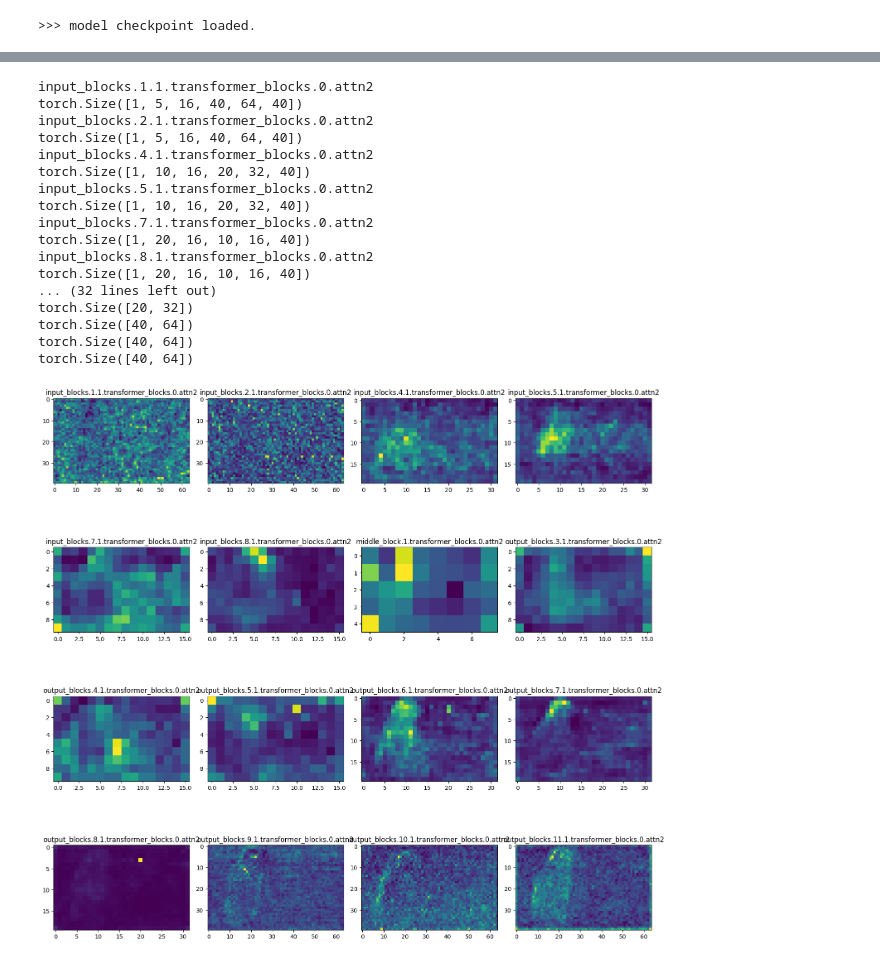
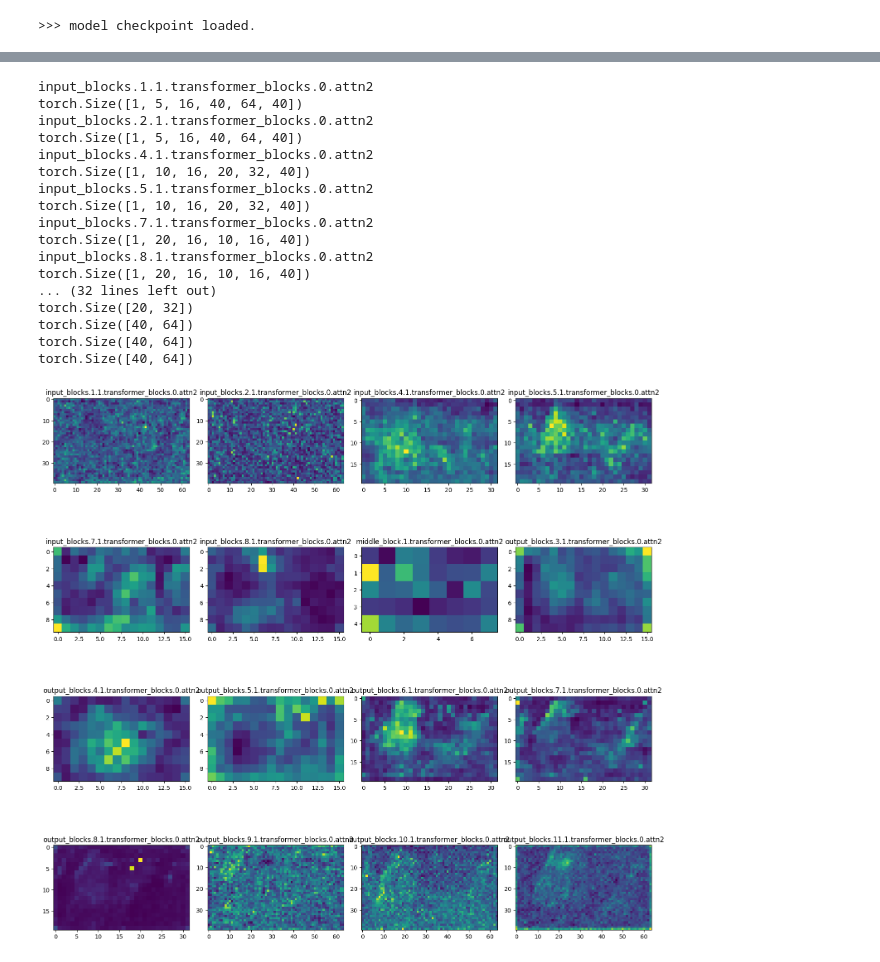
Before and after one commit to EigenTom/SG-I2V, a Jupyter notebook: latent_ctrl_test.ipynb, the cells around one changed output, grey strips where cells are left out. Saved outputs shown, nothing was run; the diff lists cells and outputs as text; code cells hidden in the pictures.

```diff
--- a/latent_ctrl_test.ipynb
+++ b/latent_ctrl_test.ipynb
@@ -274,9 +274,10 @@ ddim device cuda:0
 Generation complete. Output shape: torch.Size([1, 3, 16, 320, 512])
 Shape of generated videos: torch.Size([1, 3, 16, 320, 512])
 # %%
-total_denoising_step = 30
+total_denoising_step = 29
 
-denoising_step = 0.9 * total_denoising_step
+# denoising_step = 0.9 * total_denoising_step
+denoising_step = 28
 # visualize all attn maps from sampler for the first frame
 filtered_all_attn_maps = {k: v for k, v in saved_attn_maps_per_sample[0][denoising_step][0].items() if v[0] is not None}
 filtered_all_attn_maps.keys()
@@ -316,34 +317,34 @@ for key, value in filtered_all_attn_maps.items():
 fig, axes = plt.subplots(4, 4, figsize=(15, 15))
 
 # flatten the axes array
 axes = axes.ravel()
 
 # plot each feature map
 for i, (map_name, feature_map) in enumerate(feature_maps.items()):
     axes[i].imshow(feature_map)
     axes[i].set_title(map_name)
 
 plt.tight_layout()
 plt.show()
 # %% [output]
 input_blocks.1.1.transformer_blocks.0.attn2
 torch.Size([1, 5, 16, 40, 64, 40])
 input_blocks.2.1.transformer_blocks.0.attn2
 torch.Size([1, 5, 16, 40, 64, 40])
 input_blocks.4.1.transformer_blocks.0.attn2
 torch.Size([1, 10, 16, 20, 32, 40])
 input_blocks.5.1.transformer_blocks.0.attn2
 torch.Size([1, 10, 16, 20, 32, 40])
 input_blocks.7.1.transformer_blocks.0.attn2
 torch.Size([1, 20, 16, 10, 16, 40])
 input_blocks.8.1.transformer_blocks.0.attn2
 torch.Size([1, 20, 16, 10, 16, 40])
 ... (32 lines left out)
 torch.Size([20, 32])
 torch.Size([40, 64])
 torch.Size([40, 64])
 torch.Size([40, 64])
-[figure, old version]
+[figure, new version]
 # %%
 # implementation of update_latent()
 def update_latent(curr_latent, attn_map, visualize=False, visualize_img_path=None, verbose=False, block_size=2, bbox_coord = [50, 0, 63, 20]):
```
Also changed, not shown: parts of 2 cells of this notebook, 7 other files.
